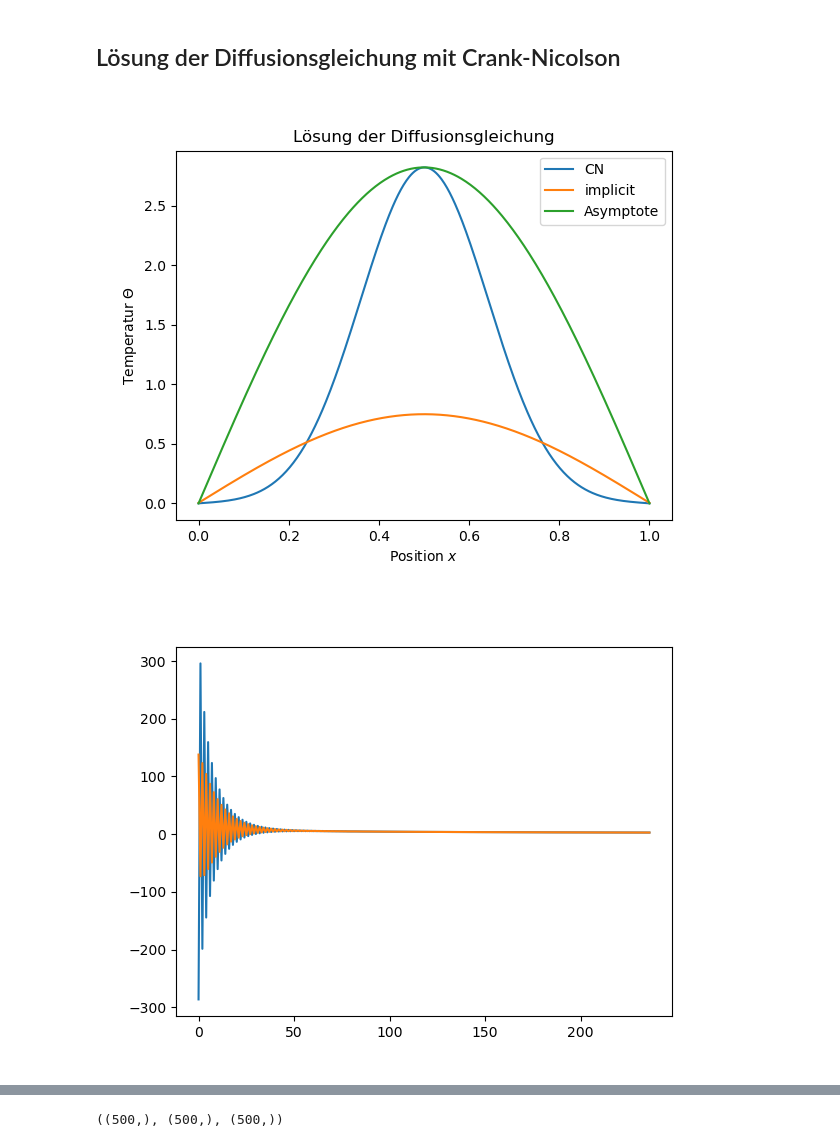
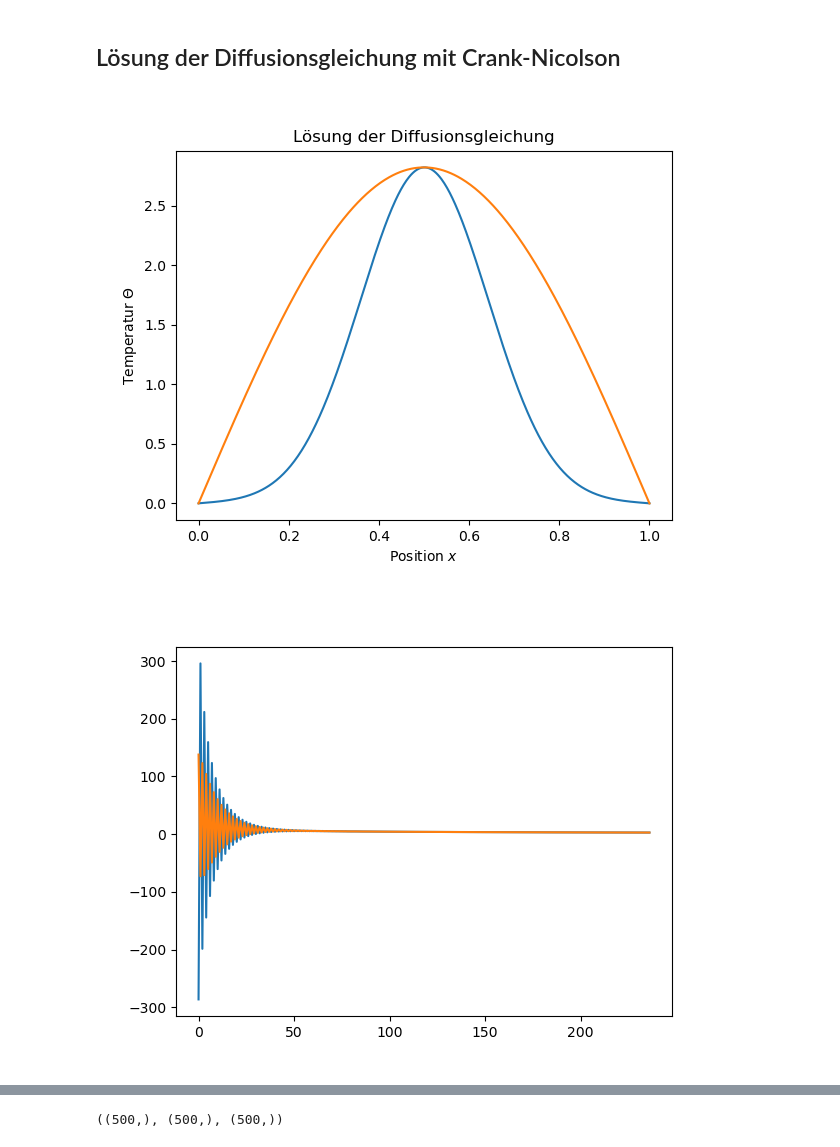
Before and after one commit to uja-works/Partielle-Differentialgleichungen, a Jupyter notebook: WS2023/Ue_PDE_03.ipynb, the cells around one changed output, grey strips where cells are left out. Saved outputs shown, nothing was run; the diff lists cells and outputs as text; code cells hidden in the pictures.

```diff
--- a/WS2023/Ue_PDE_03.ipynb
+++ b/WS2023/Ue_PDE_03.ipynb
@@ -204,39 +224,40 @@ LRHS = LRHS.tocsr()
 
 u_0 = np.zeros(N_X)
 u_0[N_X//2] = 1.0/dx
-# u_0[-1] = 22  # mögliche andere Randbedingung
-# u_0[0] = 42
+u_0[-1] = 22  # mögliche andere Randbedingung
+u_0[0] = 42
 x = np.linspace(0, L, N_X)
 u = u_0.copy() # Alternativ in numpy: u = 1*u_0
 
 p0_hist = []
 p1_hist = []
 
 t = 0
 while t < T:
     u = LRHS @ u
     u = spsolve(M, u)
     p0_hist.append(u[N_X//2])
     p1_hist.append(u[N_X//2 + 1])
     #u[1:-1] = (1 - 2*alpha)*u[1:-1] + alpha*(u[0:-2] + u[2:])
     t += dt
 
 A1 = np.max(u)
 
 plt.figure()
+plt.clf()
 plt.plot(x,u)
-plt.plot(x, u_impl)
+#plt.plot(x, u_impl)
 plt.plot(x, A1*np.sin(x*np.pi/L))
 plt.title("Lösung der Diffusionsgleichung")
-plt.legend(["CN", "implicit", "Asymptote"])
+#plt.legend(["CN", "implicit", "Asymptote"])
 plt.xlabel("Position $x$")
 plt.ylabel(r"Temperatur $\Theta$")
 plt.show()
 
 plt.figure()
 plt.plot(p0_hist)
 plt.plot(p1_hist)
 plt.show()
 # %% [output]
-[figure, old version]
+[figure, new version]
 [figure]
```
Also changed, not shown: parts of 8 cells of this notebook, 11 other files.
